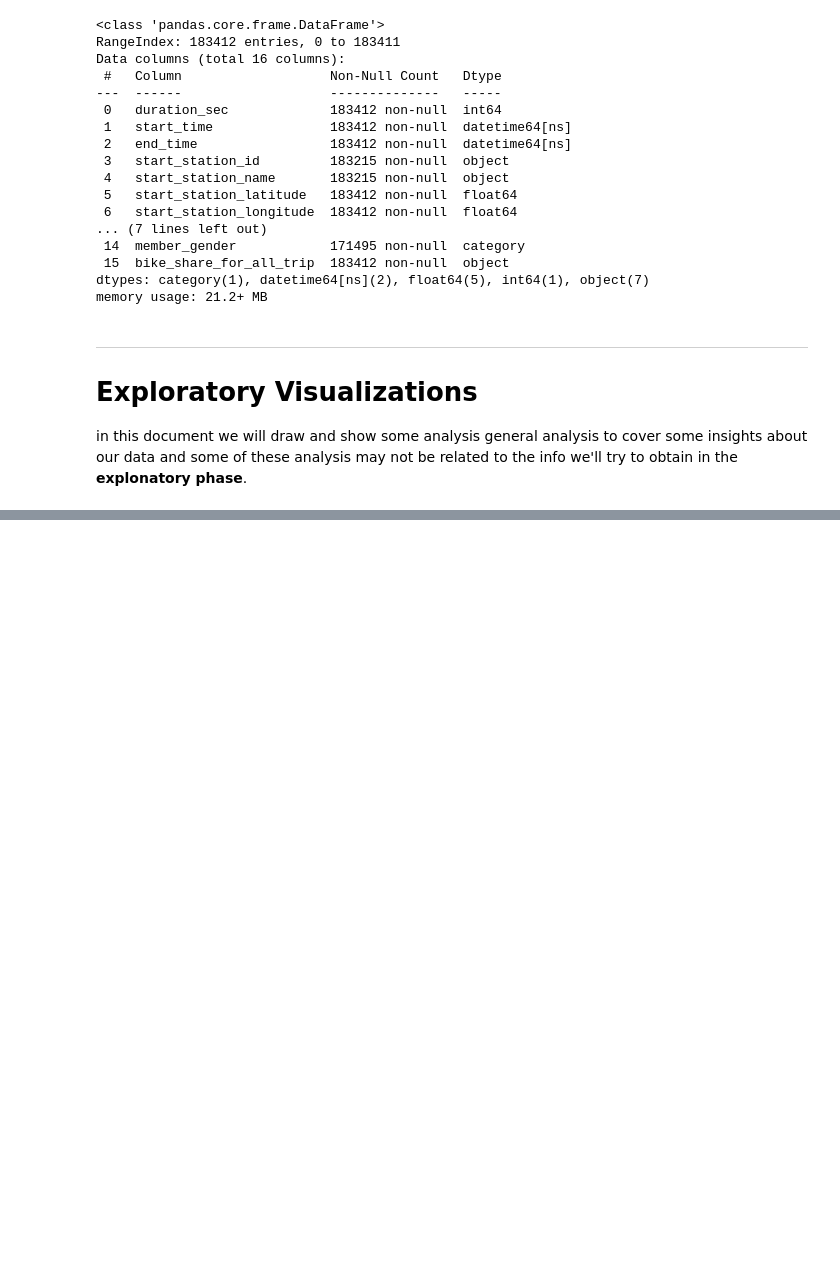
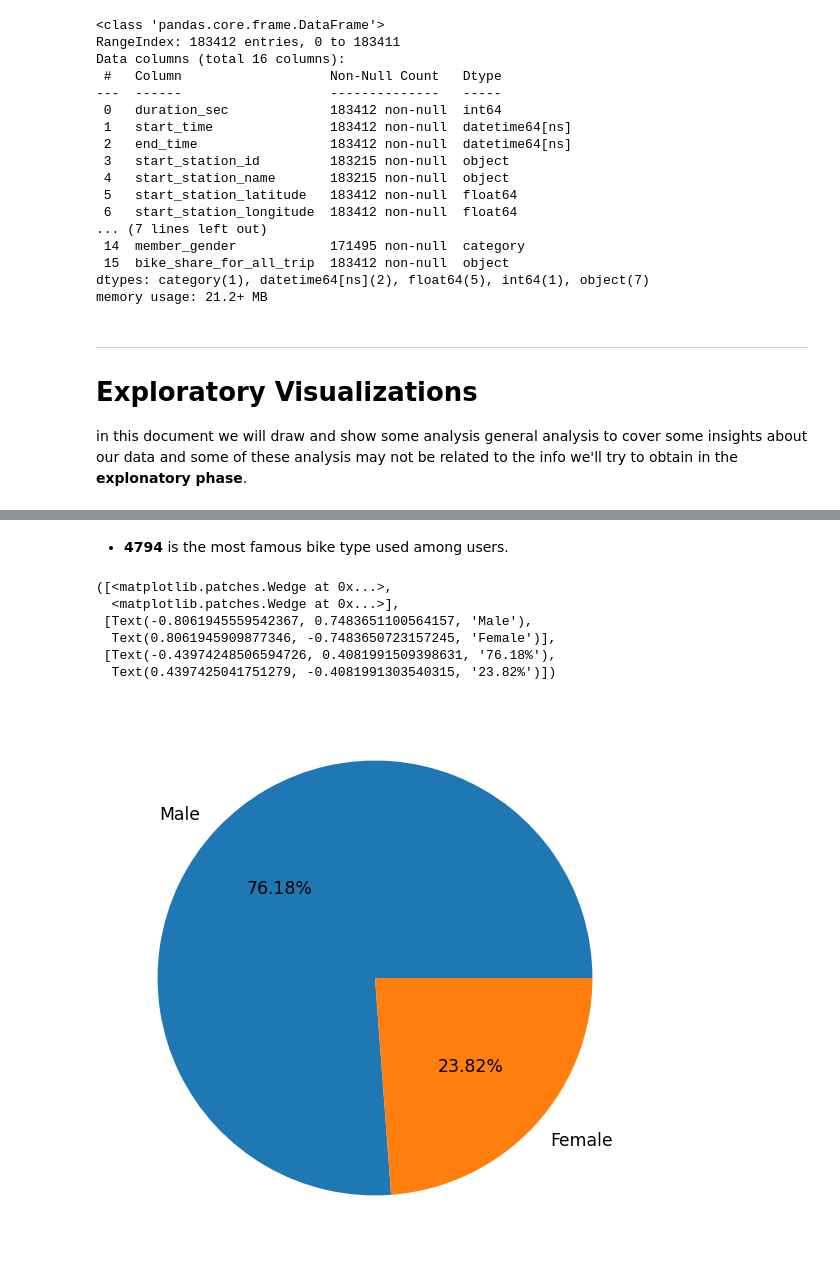
Before and after one commit to YousefSaber/Visualization-Project, a Jupyter notebook: Untitled.ipynb, the cells around one changed output, grey strips where cells are left out. Saved outputs shown, nothing was run; the diff lists cells and outputs as text; code cells hidden in the pictures; blank space fills up the shorter version.

```diff
--- a/Untitled.ipynb
+++ b/Untitled.ipynb
@@ -167,0 +185,14 @@ in this document we will draw and show some analysis general analysis to cover s
+# %% [markdown]
+* **4794** is the most famous bike type used among users.
+# %%
+plt.figure(figsize=(10,10))
+plt.pie(bike_data['member_gender'].value_counts(),autopct='%.2f%%',labels=bike_data['member_gender'].dropna().unique(),textprops={
+    'fontsize':'xx-large'})
+# %% [output]
+([<matplotlib.patches.Wedge at 0x...>,
+  <matplotlib.patches.Wedge at 0x...>],
+ [Text(-0.8061945559542367, 0.7483651100564157, 'Male'),
+  Text(0.8061945909877346, -0.7483650723157245, 'Female')],
+ [Text(-0.43974248506594726, 0.4081991509398631, '76.18%'),
+  Text(0.4397425041751279, -0.4081991303540315, '23.82%')])
+[figure, added]
```
Also changed, not shown: parts of 21 cells of this notebook.
